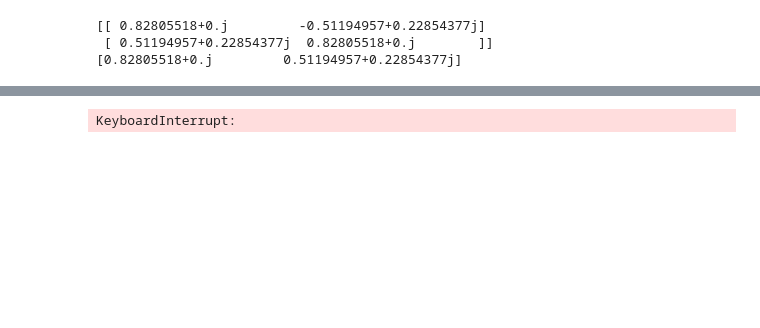
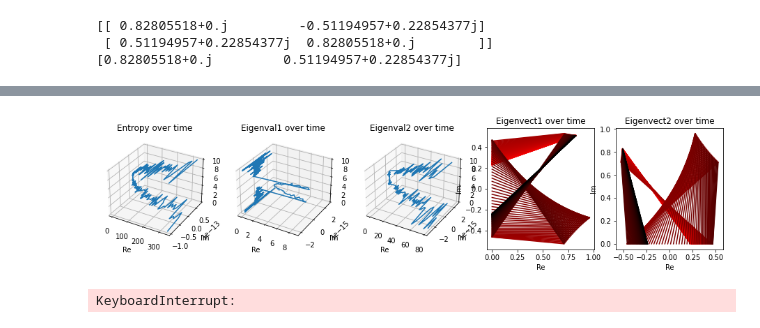
Before and after one commit to ange1a-j14/qbsys, a Jupyter notebook: EntropyMatrixDiag.ipynb, the cells around one changed output, grey strips where cells are left out. Drawn from its saved outputs; the diff is of its cells as text; code cells hidden in the pictures; blank space fills up the shorter version.

```diff
--- a/EntropyMatrixDiag.ipynb
+++ b/EntropyMatrixDiag.ipynb
@@ -227,3 +235,68 @@ frame
+# %%
+num_plots = 5
+frame2 = plt.Figure(figsize=plt.figaspect(1/(num_plots)))
+t_array = np.linspace(0, 10, num=num_ts)
+
+#ENTROPY 3D PLOT
+entropy_ax = frame2.add_subplot(1, num_plots, 1, projection='3d')
+entropy_x = [component.real for component in entropies]
+entropy_y = [component.imag for component in entropies]
+entropy_ax.plot(np.array(entropy_x), np.array(entropy_y), t_array, label='parametric curve')
+entropy_ax.set_xlabel("Re")
+entropy_ax.set_ylabel("Im")
+entropy_ax.set_title("Entropy over time")
+
+#EIGENVALUE 1 3D PLOT
+eval1_ax = frame2.add_subplot(1, num_plots, 2, projection='3d')
+eval1_x = [component.real for component in eval1]
+eval1_y = [component.imag for component in eval1]
+eval1_ax.plot(np.array(eval1_x), np.array(eval1_y), t_array, label='parametric curve')
+eval1_ax.set_xlabel("Re")
+eval1_ax.set_ylabel("Im")
+eval1_ax.set_title("Eigenval1 over time")
+
+
+#EIGENVALUE 2 3D PLOT
+eval2_ax = frame2.add_subplot(1, num_plots, 3, projection='3d')
+eval2_x = [component.real for component in eval2]
+eval2_y = [component.imag for component in eval2]
+eval2_ax.plot(np.array(eval2_x), np.array(eval2_y), t_array, label='parametric curve')
+eval2_ax.set_xlabel("Re")
+eval2_ax.set_ylabel("Im")
+eval2_ax.set_title("Eigenval2 over time")
+
+#EIGENVECTOR 1 PLOT
+evect1_ax = frame2.add_subplot(1, num_plots, 4)
+evect1_pt1 = evect1[:,0]
+evect1_pt2 = evect1[:,1]
+evect1_pt1_real = [component.real for component in evect1_pt1]
+evect1_pt1_imag = [component.imag for component in evect1_pt1]
+evect1_pt2_real = [component.real for component in evect1_pt2]
+evect1_pt2_imag = [component.imag for component in evect1_pt2]
+#evect1_ax.quiver(evect1_pt1_real, evect1_pt1_imag, t_array, evect1_pt2_real, evect1_pt2_imag, t_array)
+for i in range(num_ts):
+    evect1_ax.plot([evect1_pt1_real[i],evect1_pt1_imag[i]], [evect1_pt2_real[i],evect1_pt2_imag[i]], color=(1-0.005*i, 0, 0))
+evect1_ax.set_xlabel("Re")
+evect1_ax.set_ylabel("Im")
+evect1_ax.set_title("Eigenvect1 over time")
+
+#EIGENVECTOR 2 PLOT
+evect2_ax = frame2.add_subplot(1, num_plots, 5)
+evect2_pt1 = evect2[:,0]
+evect2_pt2 = evect2[:,1]
+evect2_pt1_real = [component.real for component in evect2_pt1]
+evect2_pt1_imag = [component.imag for component in evect2_pt1]
+evect2_pt2_real = [component.real for component in evect2_pt2]
+evect2_pt2_imag = [component.imag for component in evect2_pt2]
+for i in range(num_ts):
+    evect2_ax.plot([evect2_pt1_real[i],evect2_pt1_imag[i]], [evect2_pt2_real[i],evect2_pt2_imag[i]], color=(1-0.005*i, 0, 0))
+evect2_ax.set_xlabel("Re")
+evect2_ax.set_ylabel("Im")
+evect2_ax.set_title("Eigenvect2 over time")
+
+frame2
+# %% [output]
+[figure, added]
 # %%
 #during meeting
 # x = [0, -8.042455772869037, 0.4104156269769683, 0.7626971134550099, 0.12854464458518508, 0.7365235537491663, 0.5104429911912247, -0.8622287451860423]
```
Also changed, not shown: parts of 1 cell of this notebook.
